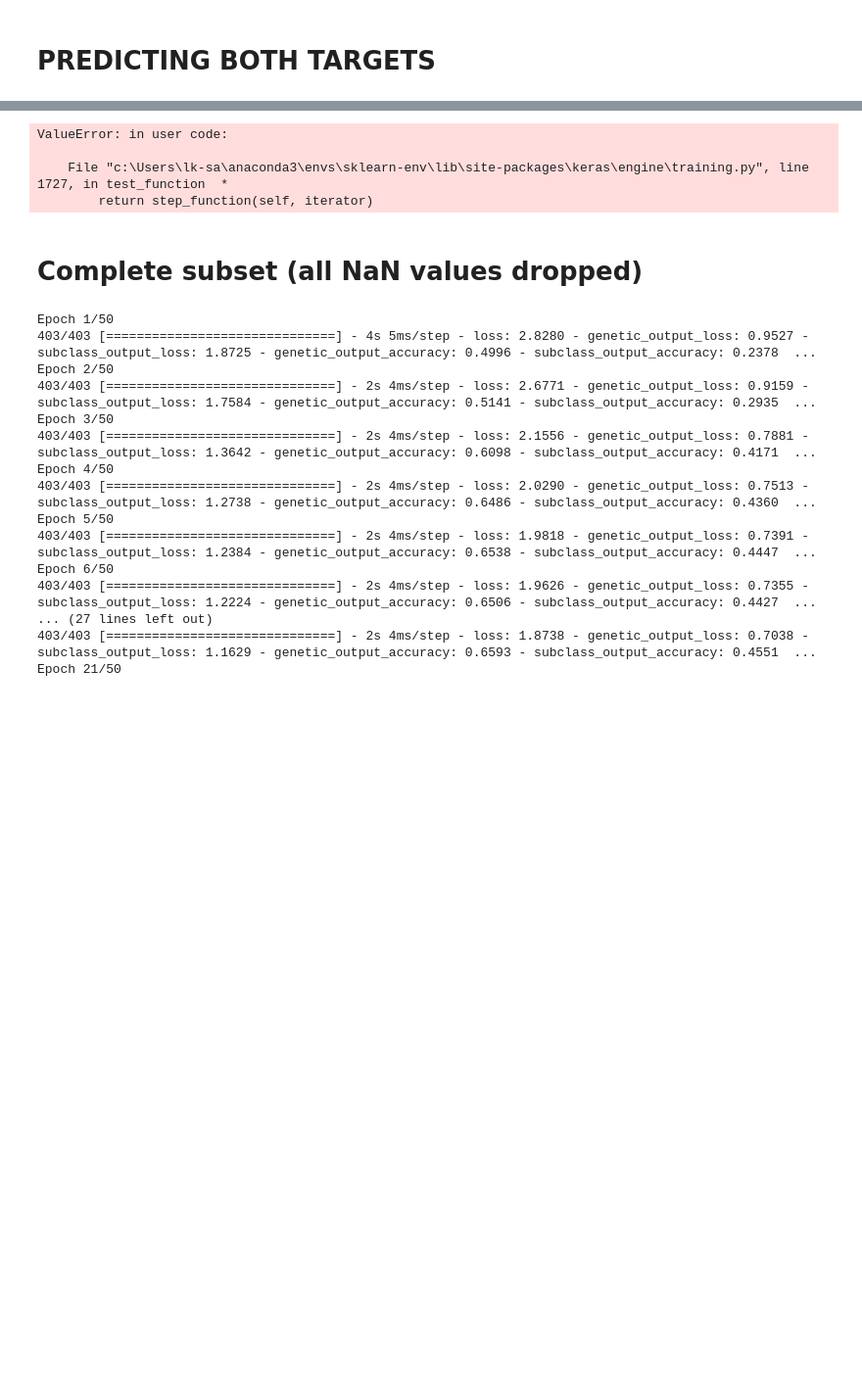
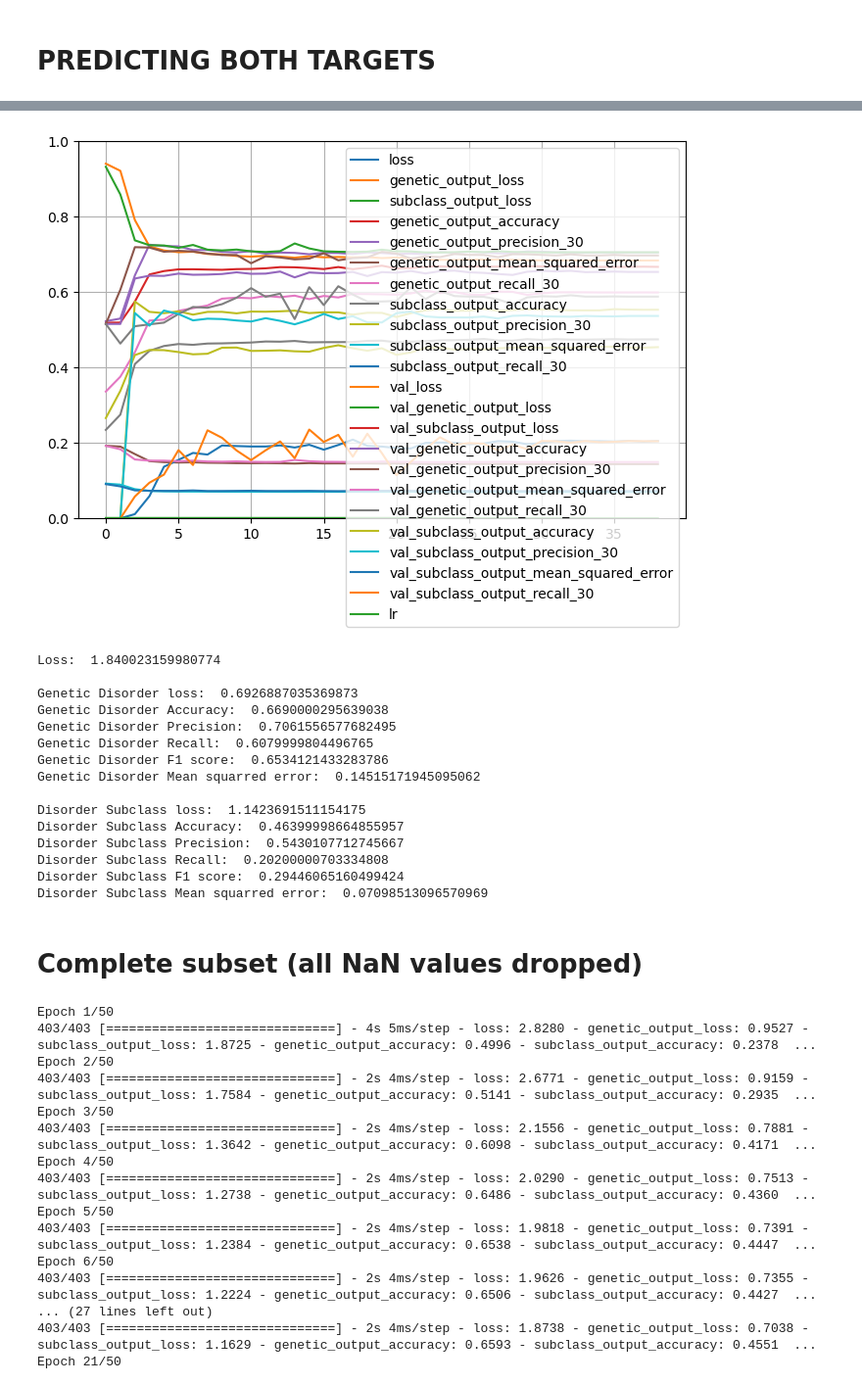
Before and after one commit to salmaloukili/ML, a Jupyter notebook: notebook.ipynb, the cells around one changed output, grey strips where cells are left out. Shown at 98% size. Cells and saved outputs as stored; diff of their text form; code cells hidden in the pictures; blank space fills up the shorter version.

```diff
--- a/notebook.ipynb
+++ b/notebook.ipynb
@@ -849,7 +848,7 @@ Mean squarred error:  0.1473904848098755
 # PREDICTING BOTH TARGETS
 # %%
 
-nn_data_2 = dataset.copy()
+nn_data_1 = dataset_2.copy()
 
 # MAP TARGET COLUMNS TO ONE-HOT CODED ARRAYS
 genetic_disorder_mapping = {
@@ -857,10 +856,10 @@ genetic_disorder_mapping = {
     'Multifactorial genetic inheritance disorders': [0, 1, 0],
     'Single-gene inheritance diseases': [0, 0, 1]
 }
-nn_data_2['Genetic Disorder'] = nn_data_2['Genetic Disorder'].map(genetic_disorder_mapping)
+nn_data_1['Genetic Disorder'] = nn_data_1['Genetic Disorder'].map(genetic_disorder_mapping)
 
-nn_data_2 = nn_data_2.dropna(subset=['Disorder Subclass'])
 
+nn_data_1 = nn_data_1[~nn_data_1['Disorder Subclass'].isin(['Cancer', "Alzheimer's"])]
 disorder_subclass_mapping = {
     "Leber's hereditary optic neuropathy": [1, 0, 0, 0, 0, 0, 0, 0, 0],
     'Cystic fibrosis': [0, 1, 0, 0, 0, 0, 0, 0, 0],
@@ -873,18 +872,15 @@ disorder_subclass_mapping = {
     'Cancer': [0, 0, 0, 0, 0, 0, 0, 0, 1]
 }
 
-nn_data_2['Disorder Subclass'] = nn_data_2['Disorder Subclass'].map(disorder_subclass_mapping)
-
-# DROP SUBCLASS NaN AND SUBCLASS
-nn_data_2 = nn_data_2.dropna(subset=['Disorder Subclass'])
+nn_data_1['Disorder Subclass'] = nn_data_1['Disorder Subclass'].map(disorder_subclass_mapping)
 
 
 # SHUFFLE AND SPLIT DATASET
-nn_data_3.sample(frac=1)
+nn_data_1.sample(frac=1)
 
-validation_set = nn_data_2[0:5000]
-test_set = nn_data_2[5000:7000]
-train_set = nn_data_2[7000:]
+validation_set = nn_data_1[0:2000]
+test_set = nn_data_1[2000:3000]
+train_set = nn_data_1[3000:]
 
 
 y_train_genetic = np.array(list(train_set['Genetic Disorder']))
@@ -905,8 +901,8 @@ input_layer = Input(shape=(X_train.shape[1]))
 hidden1 = Dense(400, activation='sigmoid')(input_layer)
 hidden2 = Dense(200, activation='sigmoid')(hidden1)
 hidden3 = Dense(100, activation='sigmoid')(hidden2)
-hidden4 = Dense(10, activation='sigmoid')(hidden3)
-# OUTPUT LAYER
+hidden4 = Dense(100, activation='sigmoid')(hidden3)
+# OUTPUT LAYERs
 output_genetic = Dense(y_train_genetic.shape[1], activation='softmax',
                        name='genetic_output',
                        kernel_regularizer=regularizers.L1L2(l1=1e-5, l2=1e-4),
@@ -925,17 +921,15 @@ checkpoint_cb = ModelCheckpoint("my_model", save_best_only=True)
 early_stopping_cb = EarlyStopping(patience=15, restore_best_weights=True)
 
 # MAKE TENSORBOARD
-root_logdir = os.path.join(os.curdir, "my_logs")
-def get_run_logdir():
-    run_id = time.strftime("run_%Y_%m_%d-%H_%M_%S")
-    return os.path.join(root_logdir, run_id)
-run_logdir = get_run_logdir()
+
 tensorboard_cb = TensorBoard(run_logdir)
 
 
 # BUILD MODEL
 model = Model(inputs=input_layer, outputs=[output_genetic, output_subclass])
 model.save("my_model_2")
+model = models.load_model("my_model_2") # TRACE BACK TO BEST MODEL
+
 
 model.compile(optimizer=Adam(learning_rate=0.001, beta_1=0.9, beta_2=0.999),
               loss={'genetic_output': 'categorical_crossentropy', 'subclass_output': 'categorical_crossentropy'},
@@ -944,10 +938,9 @@ model.compile(optimizer=Adam(learning_rate=0.001, beta_1=0.9, beta_2=0.999),
 
 history = model.fit(X_train, {'genetic_output': y_train_genetic, 'subclass_output': y_train_subclass},
                     epochs=100, batch_size=100,
-                    validation_data=(X_val, y_val_genetic, y_val_subclass),
+                    validation_data=(X_val, {'genetic_output': y_val_genetic, 'subclass_output': y_val_subclass}),
                     callbacks=[reduce_lr, checkpoint_cb, early_stopping_cb, tensorboard_cb])
 
-model = models.load_model("my_model_2") # TRACE BACK TO BEST MODEL
 
  # EVALUATE MODEL
 score = model.evaluate(X_test, {'genetic_output': y_test_genetic, 'subclass_output': y_test_subclass})
@@ -960,6 +953,24 @@ pd.DataFrame(history.history).plot(figsize=(8, 5))
 plt.grid(True)
 plt.gca().set_ylim(0,1)
 plt.show()
+
+print("Loss: ", score[0])
+print()
+
+print("Genetic Disorder loss: ", score[1])
+print("Genetic Disorder Accuracy: ", score[3])
+print("Genetic Disorder Precision: ", score[4])
+print("Genetic Disorder Recall: ", score[6])
+print("Genetic Disorder F1 score: ", (score[4]*score[6]*2) / (score[6]+score[4]))
+print("Genetic Disorder Mean squarred error: ", score[5])
+
+print()
+print("Disorder Subclass loss: ", score[2])
+print("Disorder Subclass Accuracy: ", score[7])
+print("Disorder Subclass Precision: ", score[8])
+print("Disorder Subclass Recall: ", score[10])
+print("Disorder Subclass F1 score: ", (score[10]*score[8]*2) / (score[10]+score[8]))
+print("Disorder Subclass Mean squarred error: ", score[9])
 # %% [output]
 WARNING:tensorflow:Compiled the loaded model, but the compiled metrics have yet to be built. `model.compile_metrics` will be empty until you train or evaluate the model.
 INFO:tensorflow:Assets written to: my_model_2\assets
@@ -967,7 +992,19 @@ Epoch 1/100
+[figure, added]
-ValueError: in user code:
+Loss:  1.840023159980774
 
-    File "c:\Users\lk-sa\anaconda3\envs\sklearn-env\lib\site-packages\keras\engine\training.py", line 1727, in test_function  *
-        return step_function(self, iterator)
+Genetic Disorder loss:  0.6926887035369873
+Genetic Disorder Accuracy:  0.6690000295639038
+Genetic Disorder Precision:  0.7061556577682495
+Genetic Disorder Recall:  0.6079999804496765
+Genetic Disorder F1 score:  0.6534121433283786
+Genetic Disorder Mean squarred error:  0.14515171945095062
+
+Disorder Subclass loss:  1.1423691511154175
+Disorder Subclass Accuracy:  0.46399998664855957
+Disorder Subclass Precision:  0.5430107712745667
+Disorder Subclass Recall:  0.20200000703334808
+Disorder Subclass F1 score:  0.29446065160499424
+Disorder Subclass Mean squarred error:  0.07098513096570969
 # %% [markdown]
 # Complete subset (all NaN values dropped)
 # %%
```
Also changed, not shown: parts of 10 cells of this notebook, 42 other files.
